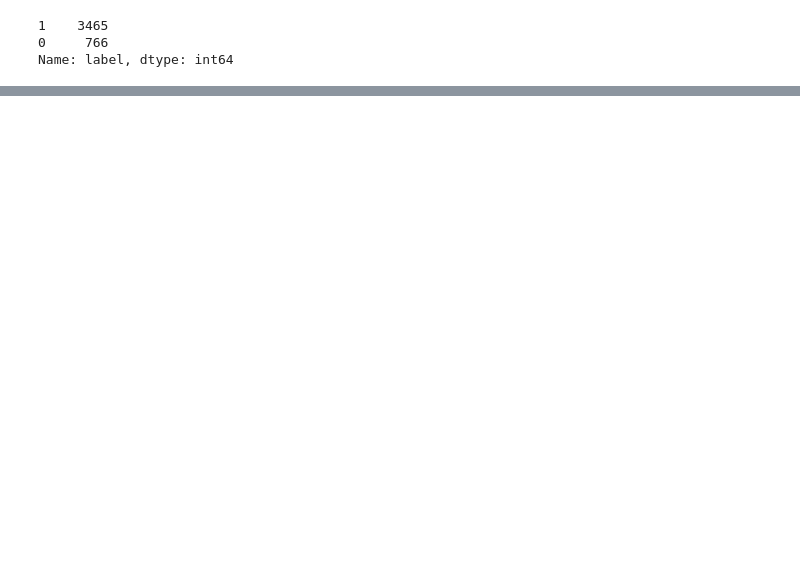
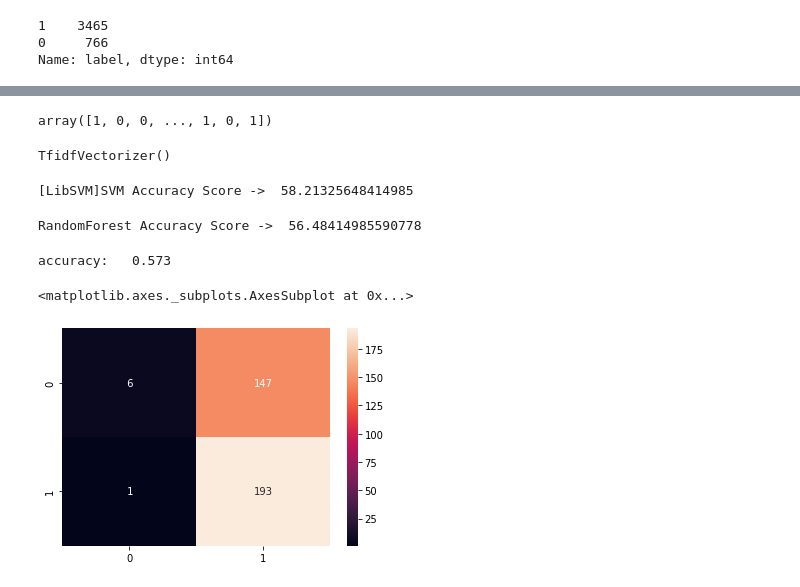
Before and after one commit to hhidayatinc/Machine_Learning, a Jupyter notebook: Fake_News_Indo.ipynb, the cells around one changed output, grey strips where cells are left out. Drawn from its saved outputs; the diff is of its cells as text; code cells hidden in the pictures; blank space fills up the shorter version.

```diff
--- a/Fake_News_Indo.ipynb
+++ b/Fake_News_Indo.ipynb
@@ -44,7 +47,7 @@ Encoder = LabelEncoder()
 Tfidf_vect = TfidfVectorizer()
 # %%
 # Baca data
-data_train = pd.read_csv('/content/drive/MyDrive/dataset/Data_latih.csv')
+data_train = pd.read_csv('/content/drive/MyDrive/dataset/uas/Data_latih.csv')
 data_train.head()
 # %% [output]
 |  | ID | label | tanggal | judul | narasi | nama file gambar |
@@ -118,10 +148,51 @@ y_train = Encoder.fit_transform(y_train)
 y_test = Encoder.fit_transform(y_test)
 
 y_train
+# %% [output]
+array([1, 0, 0, ..., 1, 0, 1])
 # %%
 # Fitting dataset terhadap tf-idf
 Tfidf_vect.fit(["".join(row) for row in X_train])
+# %% [output]
+TfidfVectorizer()
 # %%
 # Mentransformasikan hasil fitting terhadap data X_train dan X_test
 X_train_Tfidf = Tfidf_vect.transform([" ".join(row) for row in X_train])
 X_test_Tfidf = Tfidf_vect.transform([" ".join(row) for row in X_test])
+# %%
+# Classifier - Algorithm - SVM
+# fitting/training datasets pada algoritma SVM(Support Vector Machine)
+SVM = svm.SVC(C=1.0, kernel='linear', degree=1, gamma="auto", verbose=True)
+SVM.fit(X_train_Tfidf, y_train)  # predict the labels on validation dataset
+
+# Menggunakan metrics accuracy untuk melihat performa model
+predictions_SVM = SVM.predict(X_test_Tfidf)
+print("SVM Accuracy Score -> ", accuracy_score(predictions_SVM, y_test)*100)
+# %% [output]
+[LibSVM]SVM Accuracy Score ->  58.21325648414985
+# %%
+rf = RandomForestClassifier()
+rf.fit(X_train_Tfidf, y_train)
+
+prediction_rf = rf.predict(X_test_Tfidf)
+print("RandomForest Accuracy Score -> ", accuracy_score(prediction_rf, y_test)*100)
+# %% [output]
+RandomForest Accuracy Score ->  56.48414985590778
+# %%
+from sklearn.naive_bayes import MultinomialNB
+from sklearn import metrics
+import numpy as np
+import itertools
+import seaborn as sns
+
+classifier=MultinomialNB()
+classifier.fit(X_train_Tfidf, y_train)
+pred = classifier.predict(X_test_Tfidf)
+score = metrics.accuracy_score(y_test, pred)
+print("accuracy:   %0.3f" % score)
+cm = metrics.confusion_matrix(y_test, pred)
+sns.heatmap(cm, annot=True,fmt="2g")
+# %% [output]
+accuracy:   0.573
+<matplotlib.axes._subplots.AxesSubplot at 0x...>
+[figure, added]
```
Also changed, not shown: parts of 5 cells of this notebook.
